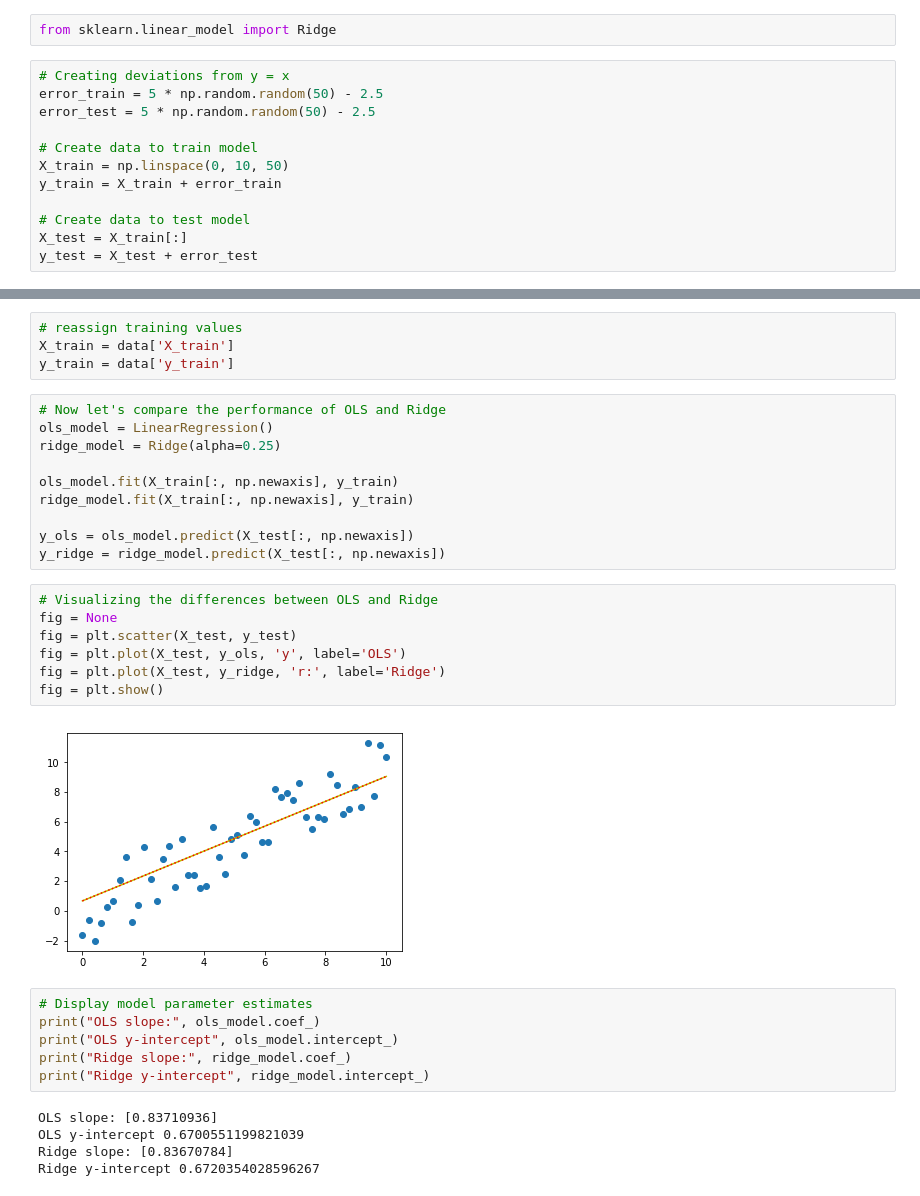
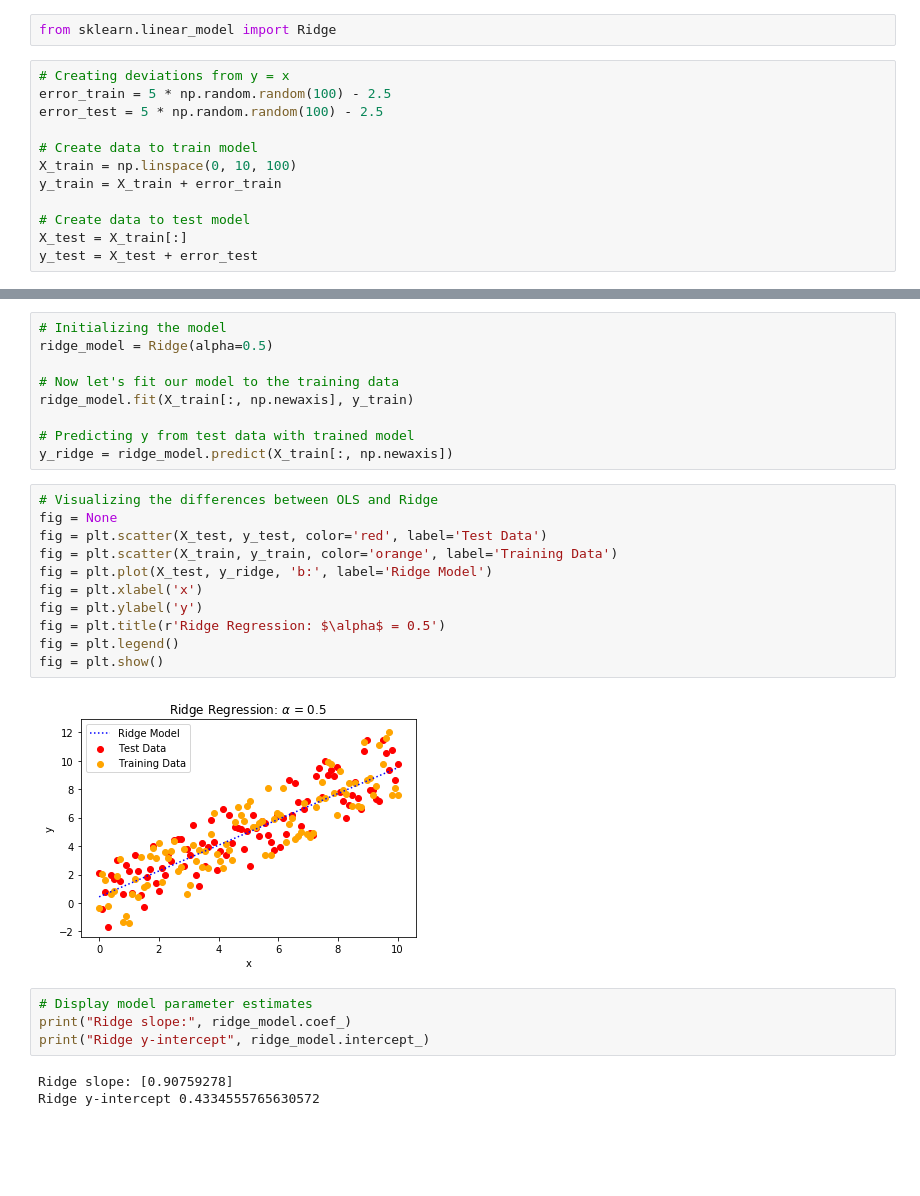
Before and after one commit to mdkearns/supervised-learning-sklearn, a Jupyter notebook: Generalized-Linear-Models.ipynb, the cells around one changed output, grey strips where cells are left out. Saved outputs shown, nothing was run; the diff lists cells and outputs as text; blank space fills up the shorter version.

```diff
--- a/Generalized-Linear-Models.ipynb
+++ b/Generalized-Linear-Models.ipynb
@@ -65,11 +65,11 @@ Ridge regression imposes a penalty on the size of the coefficients determined by
 from sklearn.linear_model import Ridge
 # %%
 # Creating deviations from y = x
-error_train = 5 * np.random.random(50) - 2.5
-error_test = 5 * np.random.random(50) - 2.5
+error_train = 5 * np.random.random(100) - 2.5
+error_test = 5 * np.random.random(100) - 2.5
 
 # Create data to train model
-X_train = np.linspace(0, 10, 50)
+X_train = np.linspace(0, 10, 100)
 y_train = X_train + error_train
 
 # Create data to test model
@@ -87,34 +78,29 @@ for i in range(0, 50, 5):
-# %%
-# reassign training values
-X_train = data['X_train']
-y_train = data['y_train']
-# %%
-# Now let's compare the performance of OLS and Ridge
-ols_model = LinearRegression()
-ridge_model = Ridge(alpha=0.25)
-
-ols_model.fit(X_train[:, np.newaxis], y_train)
-ridge_model.fit(X_train[:, np.newaxis], y_train)
-
-y_ols = ols_model.predict(X_test[:, np.newaxis])
-y_ridge = ridge_model.predict(X_test[:, np.newaxis])
+# %%
+# Initializing the model
+ridge_model = Ridge(alpha=0.5)
+
+# Now let's fit our model to the training data
+ridge_model.fit(X_train[:, np.newaxis], y_train)
+
+# Predicting y from test data with trained model
+y_ridge = ridge_model.predict(X_train[:, np.newaxis])
 # %%
 # Visualizing the differences between OLS and Ridge
 fig = None
-fig = plt.scatter(X_test, y_test)
-fig = plt.plot(X_test, y_ols, 'y', label='OLS')
-fig = plt.plot(X_test, y_ridge, 'r:', label='Ridge')
+fig = plt.scatter(X_test, y_test, color='red', label='Test Data')
+fig = plt.scatter(X_train, y_train, color='orange', label='Training Data')
+fig = plt.plot(X_test, y_ridge, 'b:', label='Ridge Model')
+fig = plt.xlabel('x')
+fig = plt.ylabel('y')
+fig = plt.title(r'Ridge Regression: $\alpha$ = 0.5')
+fig = plt.legend()
 fig = plt.show()
 # %% [output]
-[figure, old version]
+[figure, new version]
 # %%
 # Display model parameter estimates
-print("OLS slope:", ols_model.coef_)
-print("OLS y-intercept", ols_model.intercept_)
 print("Ridge slope:", ridge_model.coef_)
 print("Ridge y-intercept", ridge_model.intercept_)
 # %% [output]
-OLS slope: [0.83710936]
-OLS y-intercept 0.6700551199821039
-Ridge slope: [0.83670784]
-Ridge y-intercept 0.6720354028596267
+Ridge slope: [0.90759278]
+Ridge y-intercept 0.4334555765630572
```
Also changed, not shown: parts of 8 cells of this notebook, 1 other file.
